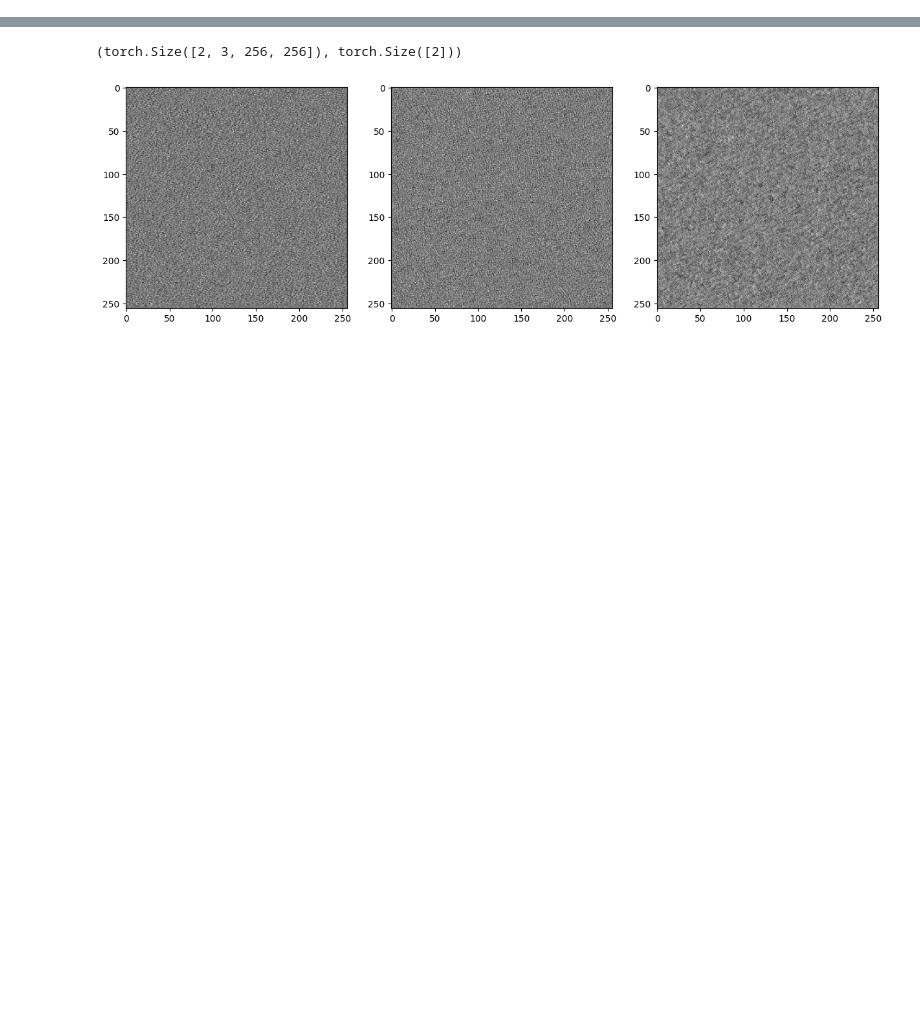
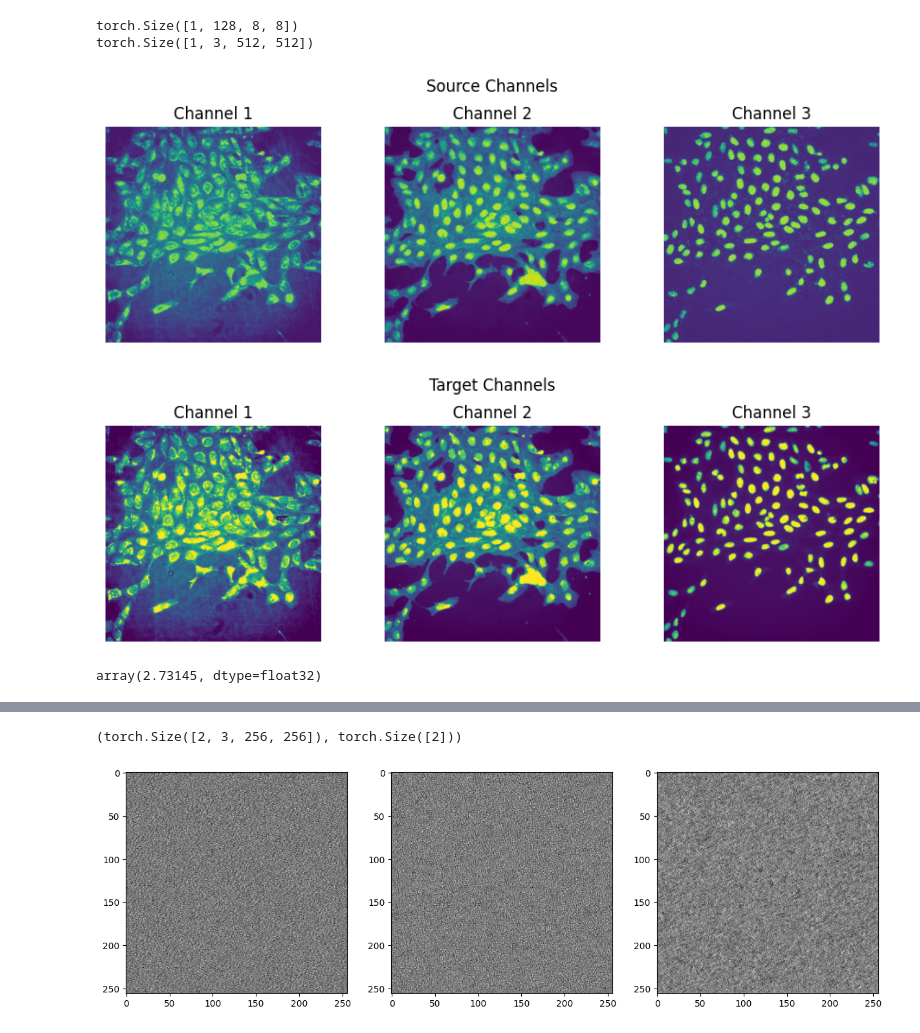
Before and after one commit to Yuchen20/DIS_final_project, a Jupyter notebook: notebooks/data_processing.ipynb, the cells around one changed output, grey strips where cells are left out. Saved outputs shown, nothing was run; the diff lists cells and outputs as text; code cells hidden in the pictures; blank space fills up the shorter version.

```diff
--- a/notebooks/data_processing.ipynb
+++ b/notebooks/data_processing.ipynb
@@ -34 +33,35 @@ Target shape: torch.Size([3, 512, 512])
 [figure]
+# %%
+from PIL import Image
+import torch
+import torchvision.transforms as transforms
+from torchvision.utils import save_image
+from diffusers import AutoencoderDC
+
+device = torch.device("cuda")
+dc_ae: AutoencoderDC = AutoencoderDC.from_pretrained(f"mit-han-lab/dc-ae-f64c128-in-1.0-diffusers", torch_dtype=torch.float32).to(device).eval()
+
+transform = transforms.Compose([
+    transforms.ToTensor(),
+    transforms.Normalize(0.5, 0.5),
+])
+
+image = tgt_tensor.permute(1, 2, 0).cpu().numpy()
+x = transform(image)[None].to(device)
+latent = dc_ae.encode(x).latent
+print(latent.shape)
+y = dc_ae.decode(latent).sample
+print(y.shape)
+# %% [output]
+torch.Size([1, 128, 8, 8])
+torch.Size([1, 3, 512, 512])
+# %%
+visualize_image_channels(y.squeeze(0), title="Source Channels")
+visualize_image_channels(x.squeeze(0), title="Target Channels")
+# %% [output]
+[figure, added]
+[figure, added]
+# %%
+(max(x.max(), y.max()) - min(x.min(), y.min())).cpu().detach().numpy()
+# %% [output]
+array(2.73145, dtype=float32)
```
Also changed, not shown: parts of 3 cells of this notebook, 42 other files.
